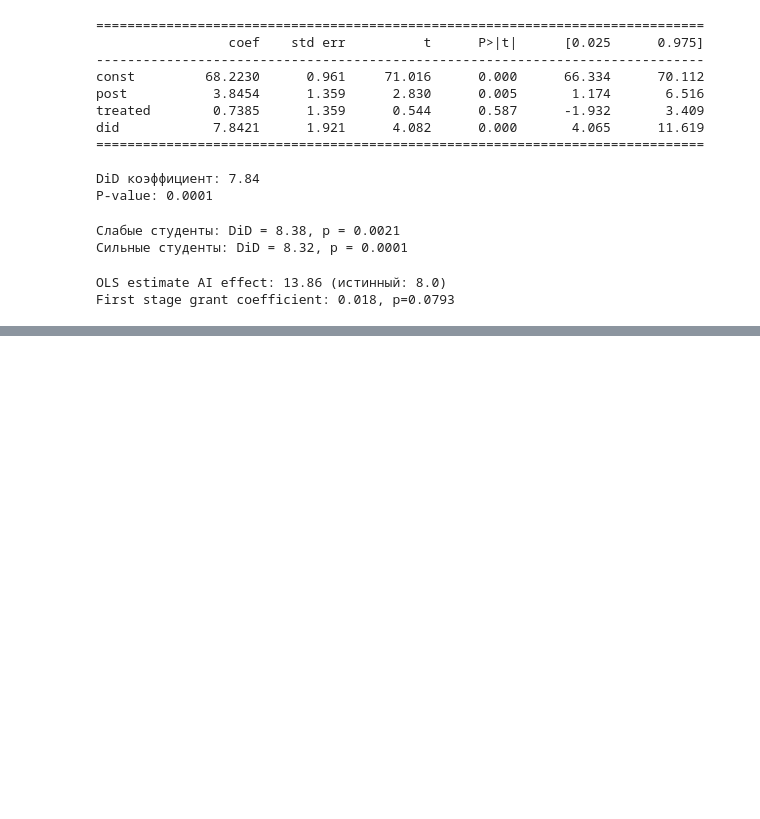
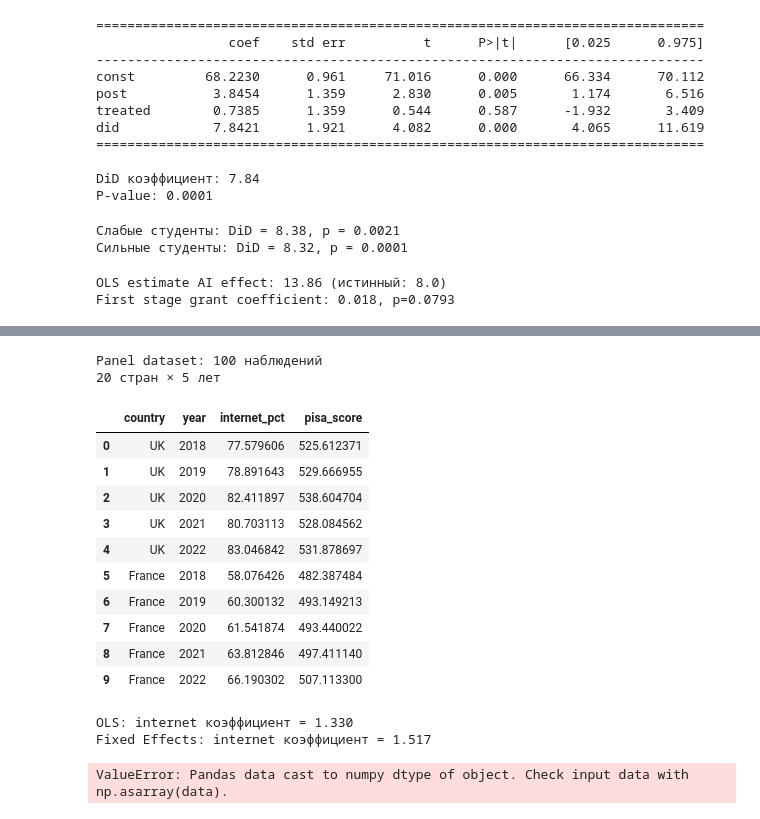
Before and after one commit to massimdaria-app/anthropic-fellows-research, a Jupyter notebook: day4_topic_modeling.ipynb, the cells around one changed output, grey strips where cells are left out. Saved outputs shown, nothing was run; the diff lists cells and outputs as text; code cells hidden in the pictures; blank space fills up the shorter version.

Commit message:
Day 4: fixed effects panel regression, causal inference toolkit complete

```diff
--- a/day4_topic_modeling.ipynb
+++ b/day4_topic_modeling.ipynb
@@ -716,0 +819,69 @@ First stage grant coefficient: 0.018, p=0.0793
+# %%
+# Симулируем panel data: 20 стран, 5 лет
+np.random.seed(42)
+countries = ['UK', 'France', 'Germany', 'Finland', 'Estonia',
+             'Brazil', 'India', 'Nigeria', 'Indonesia', 'Mexico',
+             'USA', 'Canada', 'Japan', 'Korea', 'Singapore',
+             'Ghana', 'Kenya', 'Pakistan', 'Bangladesh', 'Vietnam']
+
+years = [2018, 2019, 2020, 2021, 2022]
+
+rows = []
+for country in countries:
+    country_effect = np.random.normal(0, 20)  # фиксированный эффект страны
+    internet_2018 = np.random.uniform(30, 95)  # начальный уровень интернета
+
+    for i, year in enumerate(years):
+        internet = internet_2018 + i * np.random.uniform(1, 3)  # растёт со временем
+        pisa = 400 + country_effect + 1.5 * internet + np.random.normal(0, 5)
+        rows.append({
+            'country': country,
+            'year': year,
+            'internet_pct': internet,
+            'pisa_score': pisa
+        })
+
+df_panel = pd.DataFrame(rows)
+print(f"Panel dataset: {len(df_panel)} наблюдений")
+print(f"{df_panel['country'].nunique()} стран × {df_panel['year'].nunique()} лет")
+df_panel.head(10)
+# %% [output]
+Panel dataset: 100 наблюдений
+20 стран × 5 лет
+|  | country | year | internet_pct | pisa_score |
+| 0 | UK | 2018 | 77.579606 | 525.612371 |
+| 1 | UK | 2019 | 78.891643 | 529.666955 |
+| 2 | UK | 2020 | 82.411897 | 538.604704 |
+| 3 | UK | 2021 | 80.703113 | 528.084562 |
+| 4 | UK | 2022 | 83.046842 | 531.878697 |
+| 5 | France | 2018 | 58.076426 | 482.387484 |
+| 6 | France | 2019 | 60.300132 | 493.149213 |
+| 7 | France | 2020 | 61.541874 | 493.440022 |
+| 8 | France | 2021 | 63.812846 | 497.411140 |
+| 9 | France | 2022 | 66.190302 | 507.113300 |
+# %%
+# Модель 1: Простая OLS (игнорирует структуру панели)
+X_ols = sm.add_constant(df_panel['internet_pct'])
+ols = sm.OLS(df_panel['pisa_score'], X_ols).fit()
+print(f"OLS: internet коэффициент = {ols.params['internet_pct']:.3f}")
+
+# Модель 2: Fixed Effects вручную (demeaning)
+# Вычитаем среднее по каждой стране
+df_panel['internet_dm'] = df_panel['internet_pct'] - df_panel.groupby('country')['internet_pct'].transform('mean')
+df_panel['pisa_dm'] = df_panel['pisa_score'] - df_panel.groupby('country')['pisa_score'].transform('mean')
+
+fe = sm.OLS(df_panel['pisa_dm'], df_panel['internet_dm']).fit()
+print(f"Fixed Effects: internet коэффициент = {fe.params['internet_dm']:.3f}")
+
+# Модель 3: Fixed Effects через dummy variables
+dummies = pd.get_dummies(df_panel['country'], drop_first=True)
+X_fe = pd.concat([df_panel['internet_pct'], dummies], axis=1)
+X_fe = sm.add_constant(X_fe)
+fe_dummy = sm.OLS(df_panel['pisa_score'], X_fe).fit()
+print(f"Fixed Effects (dummies): internet коэффициент = {fe_dummy.params['internet_pct']:.3f}")
+
+print(f"\nИстинный коэффициент в симуляции: 1.5")
+# %% [output]
+OLS: internet коэффициент = 1.330
+Fixed Effects: internet коэффициент = 1.517
+ValueError: Pandas data cast to numpy dtype of object. Check input data with np.asarray(data).
```
Also changed, not shown: parts of 3 cells of this notebook.
